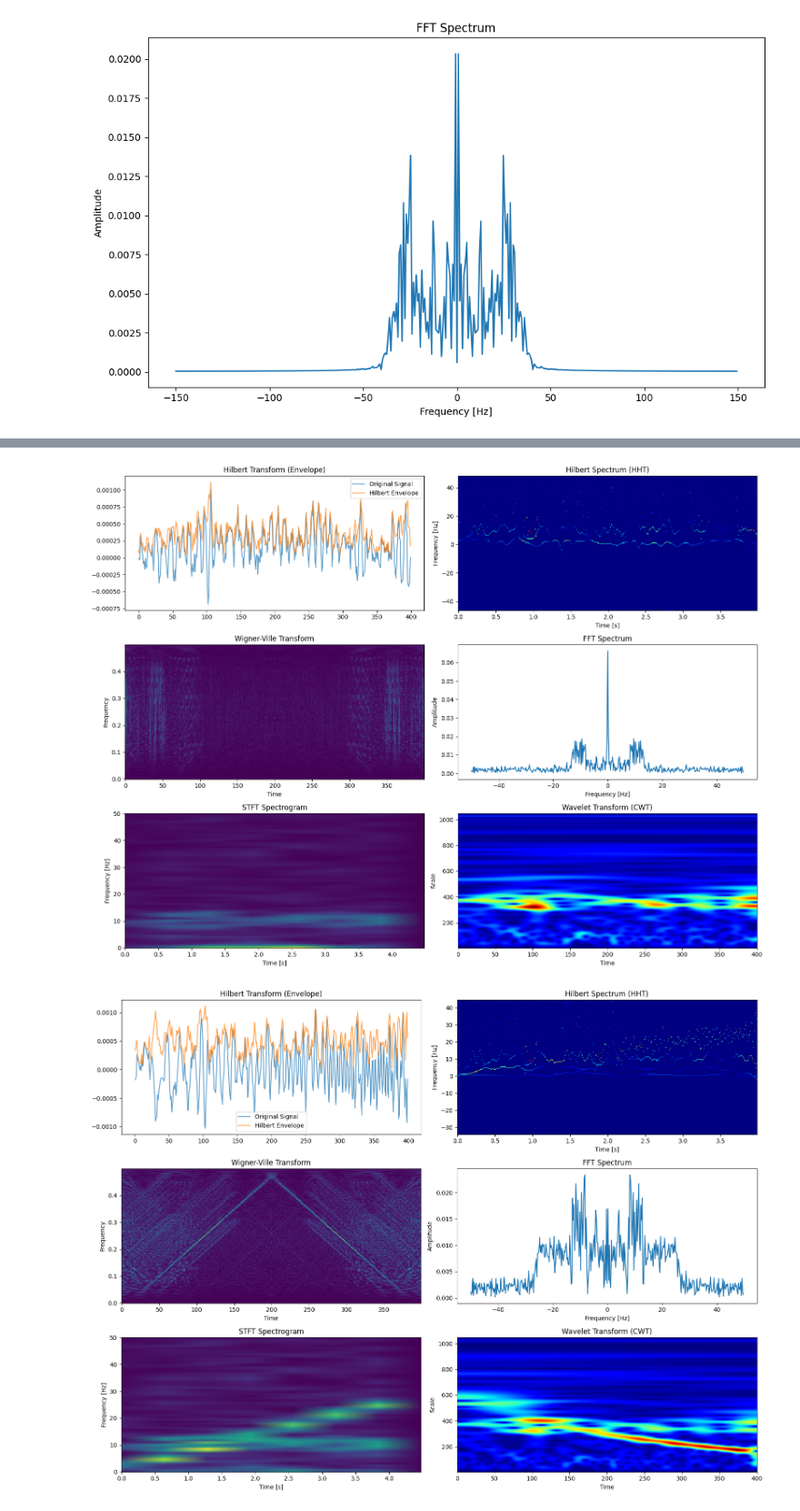
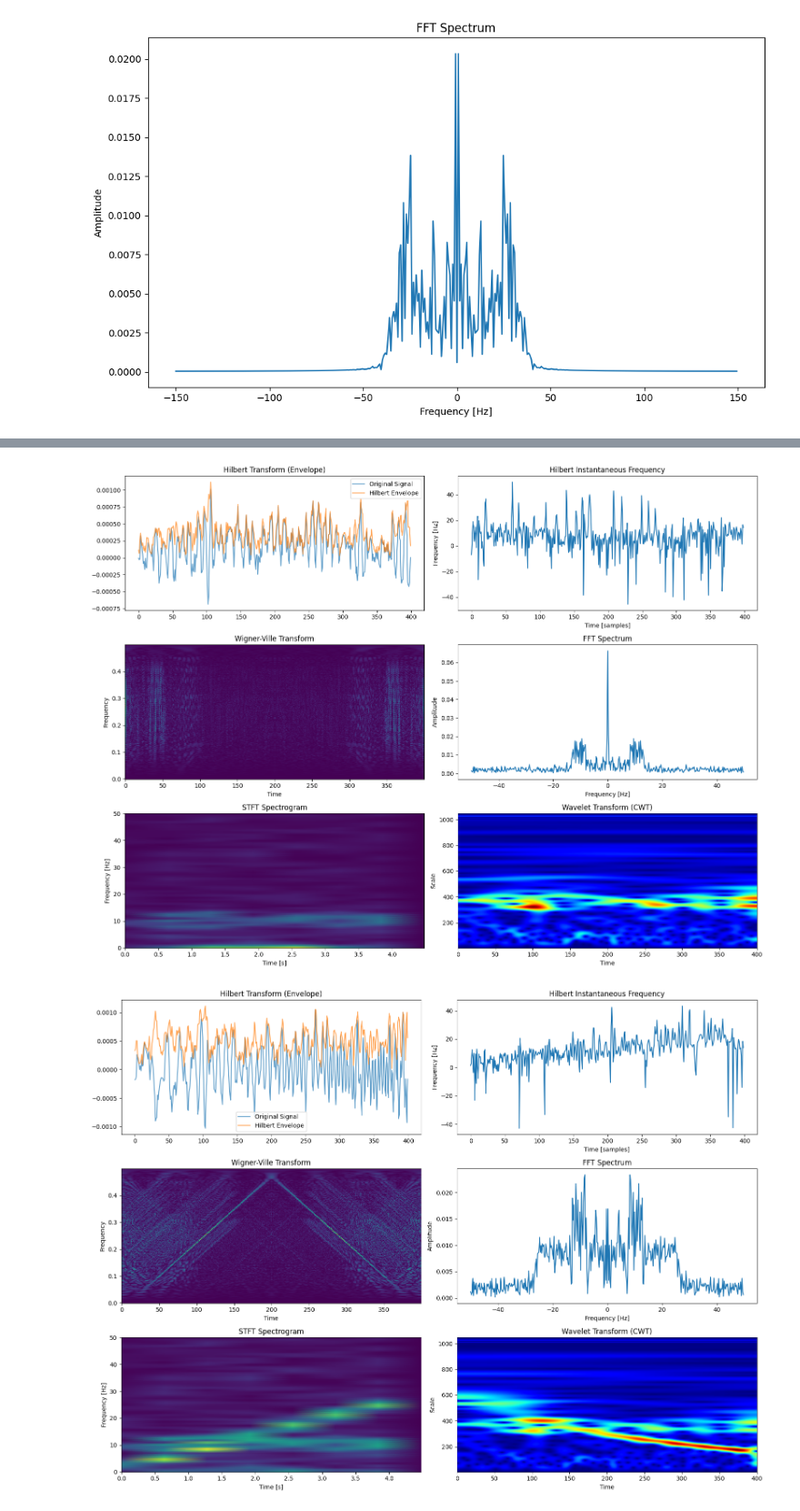
Before and after one commit to HGrayston/TTK7, a Jupyter notebook: nb.ipynb, the cells around one changed output, grey strips where cells are left out. Shown at 91% size. Cells and saved outputs as stored; diff of their text form; code cells hidden in the pictures.

```diff
--- a/nb.ipynb
+++ b/nb.ipynb
@@ -82,31 +82,31 @@ cwt_offset  = analyzer.wt_transform(offset_signal, wavelet='morlet', fs=100.0)
 results_offset = [
     ht_offset,wvt_offset,fft_offset,stft_offset,cwt_offset
 ]
-analyzer.plot_all(offset_signal, results_offset, width=16, height=12)
+analyzer.plot_all(offset_signal, results_offset, width=16, height=12, spectrum=False)
 # %% [output]
-[figure, old version]
+[figure, new version]
 # %%
 ## Add a linearly time variying frquency component
 n_chirp = len(signal)
 t = np.linspace(0, 1, n_chirp)
 k = 50
 
 amplitude = signal.max()
 chirp = amplitude/2 * np.sin(2 * np.pi * (5 * t + k * t**2))
 
 signal_kt = signal + chirp
 ht_kt   = analyzer.hilbert_transform(signal_kt, fs=100.0, n_bins=256)
 wvt_kt  = analyzer.wvt_transform(signal_kt)
 fft_kt  = analyzer.fft_transform(signal_kt, fs=100.0)
 stft_kt = analyzer.stft_transform(signal_kt, fs=100.0, nperseg=128)
 cwt_kt  = analyzer.wt_transform(signal_kt, wavelet='morlet', fs=100.0)
 
 results_kt = [
     ht_kt,wvt_kt,fft_kt,stft_kt,cwt_kt
 ]
-analyzer.plot_all(signal_kt, results_kt, width=16, height=12)
+analyzer.plot_all(signal_kt, results_kt, width=16, height=12, spectrum=False)
 # %% [output]
-[figure, old version]
+[figure, new version]
 # %%
 # offset + noise
 noisy_offset_signal = offset_signal + noise
```
Also changed, not shown: parts of 3 cells of this notebook, 1 other file.
